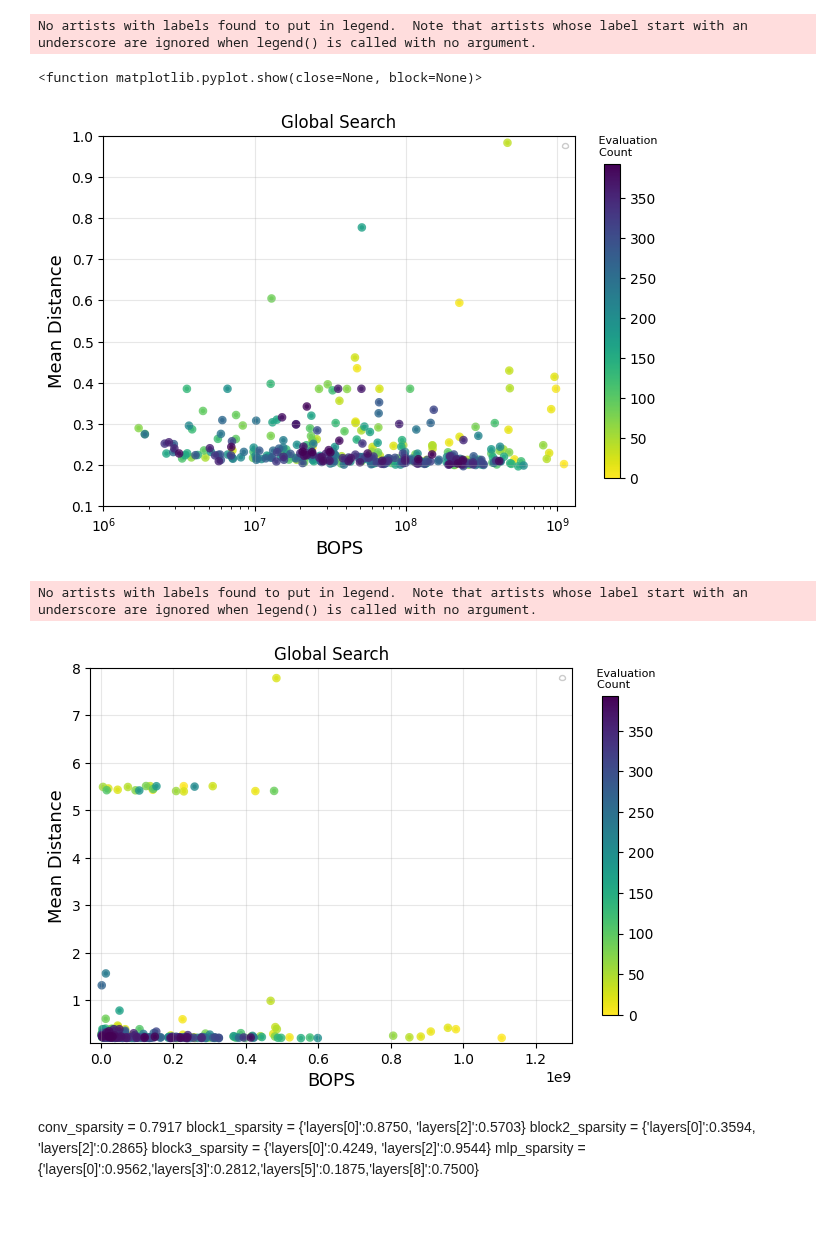
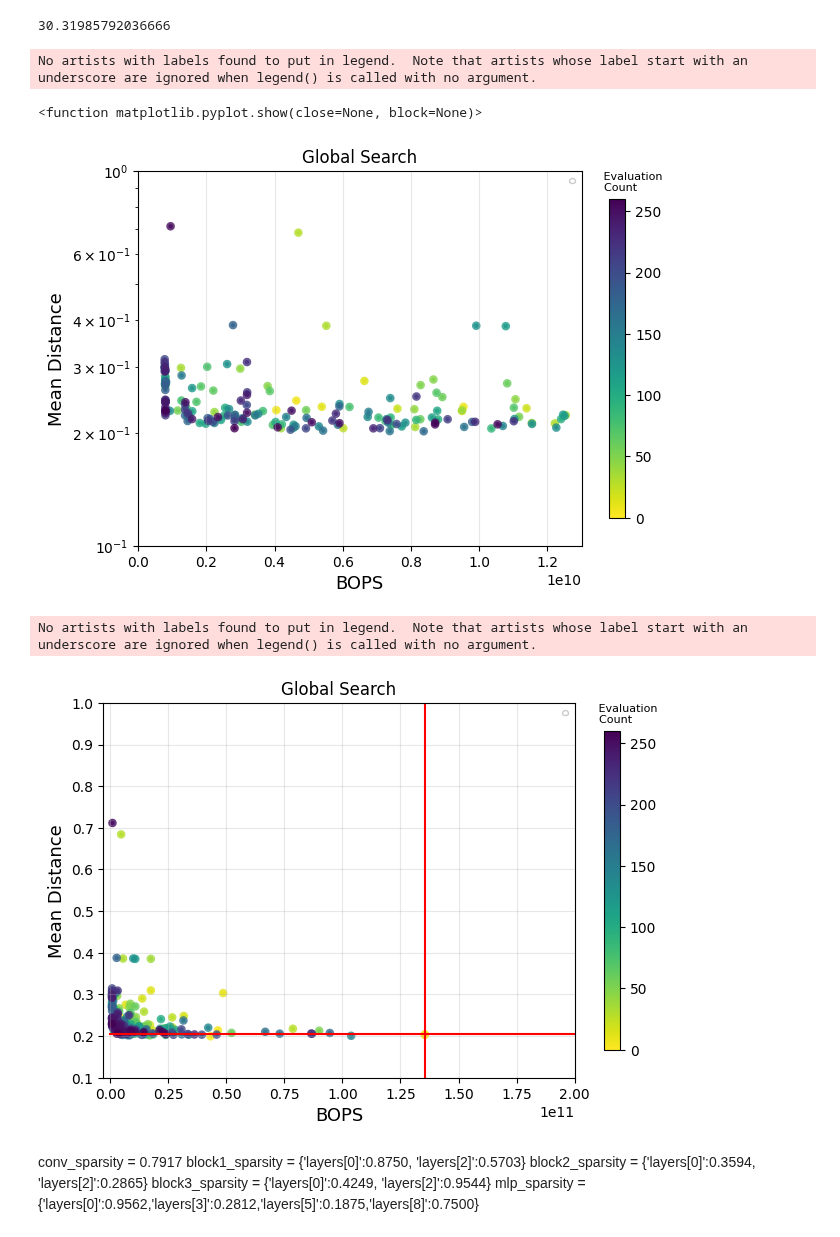
Before and after one commit to lukemcdermotttt/Morph, a Jupyter notebook: plots/quick_plot_example.ipynb, the cells around one changed output. Saved outputs shown, nothing was run; the diff lists cells and outputs as text; code cells hidden in the pictures.

```diff
--- a/plots/quick_plot_example.ipynb
+++ b/plots/quick_plot_example.ipynb
@@ -7,7 +25,7 @@ import matplotlib.pyplot as plt
 from matplotlib.cm import ScalarMappable
 # %%
 # Replace 'your_file.txt' with the path to your text file
-txt_file = 'optuna_trials.txt'
+txt_file = '/home/ubuntu/luke/Morph/global_search.txt'
 
 arr_bops = []
 arr_dist = []
@@ -31,7 +49,7 @@ with open(txt_file, "r") as f:
         """
         bops = float(arr_line[6].replace(",", ""))
         dist = float(arr_line[4].replace(",", ""))
-        if bops < 1e8 and dist < 0.202:
+        if bops < 1e10 and dist < 0.2045:
             print('Found model:', bops, dist)
         arr_bops.append(bops)
         arr_dist.append(dist)
@@ -46,35 +73,39 @@ Found model: 58863460.90910135 0.2018657922744751
+# %%
+print(135483678720.0 / 4468480000)
+# %% [output]
+30.31985792036666
 # %%
 fig, ax = plt.subplots(figsize=(7,5))
 
 # Select colormap and define count
 cm = plt.cm.get_cmap('viridis_r')
 count = [x for x in range(len(x))]
 
 ax.scatter(x, y, marker='o', lw=3, alpha=0.8, c=count,
         cmap=cm, label='', s=10)
 ax.set_title('Global Search')#'Morph Search Results')
 ax.set_xlabel('BOPS', fontsize=13)
 ax.set_ylabel('Mean Distance', fontsize=13)
 ax.legend(fancybox=True, fontsize=10, framealpha=1, borderpad=0.2, loc='upper right')
 ax.grid(True, alpha=0.3)
-ax.set_xlim(1e6, 1.3e9)
+ax.set_xlim(0, 1.3e10)
 ax.set_ylim(0.1, 1)
-#ax.set_yscale('log')
-ax.set_xscale('log')
+ax.set_yscale('log')
+#ax.set_xscale('log')
 
 # Eval Count bar
 norm = plt.Normalize(0, len(x))
 sm = ScalarMappable(norm=norm, cmap=cm)
 cbar = fig.colorbar(sm, ax=ax, shrink=0.85)
 cbar.ax.set_title("         Evaluation\n  Count", fontsize=8)
 
 fig.tight_layout(pad=2)
 plt.show
 #plt.savefig('global_search_zoom.png')
 # %% [output]
 No artists with labels found to put in legend.  Note that artists whose label start with an underscore are ignored when legend() is called with no argument.
 <function matplotlib.pyplot.show(close=None, block=None)>
-[figure, old version]
+[figure, new version]
 # %%
 fig, ax = plt.subplots(figsize=(7,5))
 
@@ -89,10 +120,12 @@ ax.set_xlabel('BOPS', fontsize=13)
 ax.set_ylabel('Mean Distance', fontsize=13)
 ax.legend(fancybox=True, fontsize=10, framealpha=1, borderpad=0.2, loc='upper right')
 ax.grid(True, alpha=0.3)
-ax.set_xlim(-3e7, 1.3e9)
-ax.set_ylim(0.1, 8)
+ax.set_xlim(-3e9, 2e11)
+ax.set_ylim(0.1, 1)
 #ax.set_yscale('log')
 #ax.set_xscale('log')
+plt.plot([0, 1e12], [0.20396684110164642]*2, color='red')
+plt.plot([135483678720.0]*2, [0,5], color='red')
 
 # Eval Count bar
 norm = plt.Normalize(0, len(x))
@@ -105,7 +138,7 @@ plt.show
 plt.savefig('global_search_full.png')
 # %% [output]
 No artists with labels found to put in legend.  Note that artists whose label start with an underscore are ignored when legend() is called with no argument.
-[figure, old version]
+[figure, new version]
 # %% [markdown]
 conv_sparsity = 0.7917
     block1_sparsity = {'layers[0]':0.8750, 'layers[2]':0.5703}
```
Also changed, not shown: parts of 2 cells of this notebook, 4 other files.
